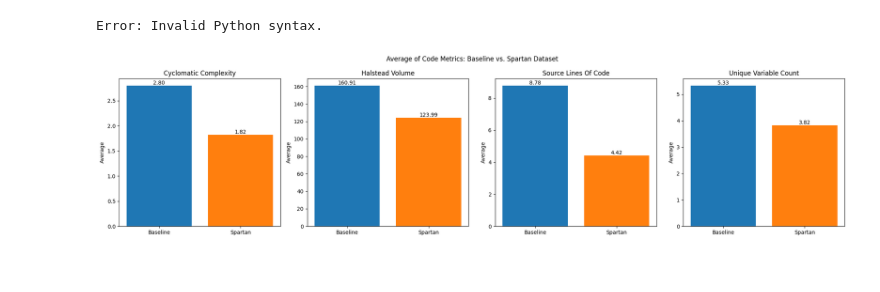
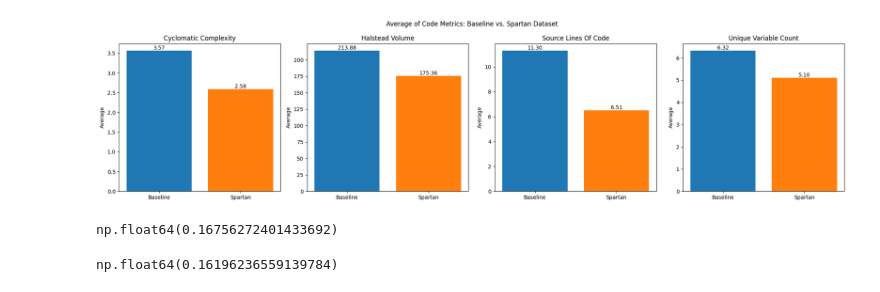
Before and after one commit to yarinshaked/SkyRL-fork, a Jupyter notebook: skyrl-train/evaluate_baseline.ipynb, the cells around one changed output. Cells and saved outputs as stored; diff of their text form; code cells hidden in the pictures.

Commit message:
fix constraint non-spartan correct of incorrect

```diff
--- a/skyrl-train/evaluate_baseline.ipynb
+++ b/skyrl-train/evaluate_baseline.ipynb
@@ -59,17 +0,0 @@ with open("spartan_baseline_evaluation.pkl", "wb") as f:
-# %%
-from skyrl_gym.envs.lcb.livecodebench import compute_score
-from tqdm import tqdm
-import pickle
-
-with open("baseline_evaluation.pkl", "rb") as f:
-    eval_df = pickle.load(f)
-
-for idx, (reponse, tests) in tqdm(enumerate(zip(eval_df["response"], eval_df["reward_spec"])), desc="Evaluating responses"):
-    tests = eval(tests["ground_truth"])
-    parsed_code, reward = compute_score(reponse, tests)
-    eval_df.loc[idx, "parsed_code"] = parsed_code
-    eval_df.loc[idx, "reward"] = reward
-    idx += 1
-
-
-eval_df.reward.value_counts()
@@ -82,10 +0,0 @@ with open("spartan_baseline_evaluation.pkl", "rb") as f:
-# %%
-from skyrl_gym.envs.lcb.livecodebench import extract_code_from_model
-
-eval_df["code"] = eval_df["response"].apply(extract_code_from_model)
-spartan_eval_df["code"] = spartan_eval_df["response"].apply(extract_code_from_model)
-
-# Filter to only the indices where BOTH dataframes have non-None code
-valid_idxs = eval_df["code"].notna() & spartan_eval_df["code"].notna()
-eval_df = eval_df[valid_idxs].reset_index(drop=True)
-spartan_eval_df = spartan_eval_df[valid_idxs].reset_index(drop=True)
@@ -92,49 +67,44 @@ spartan_eval_df = spartan_eval_df[valid_idxs].reset_index(drop=True)
 # %%
-from general_utils import calculate_cyclomatic_complexity, calculate_halstead_volume, calculate_source_lines_of_code, calculate_unique_variable_count
 import matplotlib.pyplot as plt
-import numpy as np
 
-# Calculate metrics for both dataframes
-eval_df["cyclomatic_complexity"] = eval_df["code"].apply(calculate_cyclomatic_complexity)
-eval_df["halstead_volume"] = eval_df["code"].apply(calculate_halstead_volume)
-eval_df["source_lines_of_code"] = eval_df["code"].apply(calculate_source_lines_of_code)
-eval_df["unique_variable_count"] = eval_df["code"].apply(calculate_unique_variable_count)
-
-spartan_eval_df["cyclomatic_complexity"] = spartan_eval_df["code"].apply(calculate_cyclomatic_complexity)
-spartan_eval_df["halstead_volume"] = spartan_eval_df["code"].apply(calculate_halstead_volume)
-spartan_eval_df["source_lines_of_code"] = spartan_eval_df["code"].apply(calculate_source_lines_of_code)
-spartan_eval_df["unique_variable_count"] = spartan_eval_df["code"].apply(calculate_unique_variable_count)
 
 # Define the metrics to plot
 metrics = [
     ("cyclomatic_complexity", "Cyclomatic Complexity"),
     ("halstead_volume", "Halstead Volume"),
     ("source_lines_of_code", "Source Lines Of Code"),
     ("unique_variable_count", "Unique Variable Count")
 ]
 
 # Plot comparison of means for each metric
 fig, axs = plt.subplots(1, 4, figsize=(20, 5))
 
 for i, (metric, metric_name) in enumerate(metrics):
-    avg_eval = eval_df[metric].mean()
-    avg_spartan = spartan_eval_df[metric].mean()
+    avg_eval = filtered_eval_df_grouped[metric].mean()
+    avg_spartan = filtered_spartan_eval_df_grouped[metric].mean()
     axs[i].bar(
         ["Baseline", "Spartan"],
         [avg_eval, avg_spartan],
         color=["tab:blue", "tab:orange"]
     )
     axs[i].set_ylabel("Average")
     axs[i].set_title(metric_name)
     axs[i].set_xticks([0, 1])
     axs[i].set_xticklabels(["Baseline", "Spartan"])
     # Show average on top of the bars
     for j, val in enumerate([avg_eval, avg_spartan]):
         axs[i].text(j, val, f"{val:.2f}", ha='center', va='bottom')
 
 plt.suptitle("Average of Code Metrics: Baseline vs. Spartan Dataset")
 plt.tight_layout()
 plt.show()
 # %% [output]
-Error: Invalid Python syntax.
-[figure, old version]
+[figure, new version]
+# %%
+eval_df.reward.mean()
+# %% [output]
+np.float64(0.16756272401433692)
+# %%
+spartan_eval_df.reward.mean()
+# %% [output]
+np.float64(0.16196236559139784)
```
Also changed, not shown: parts of 5 cells of this notebook, 4 other files.
